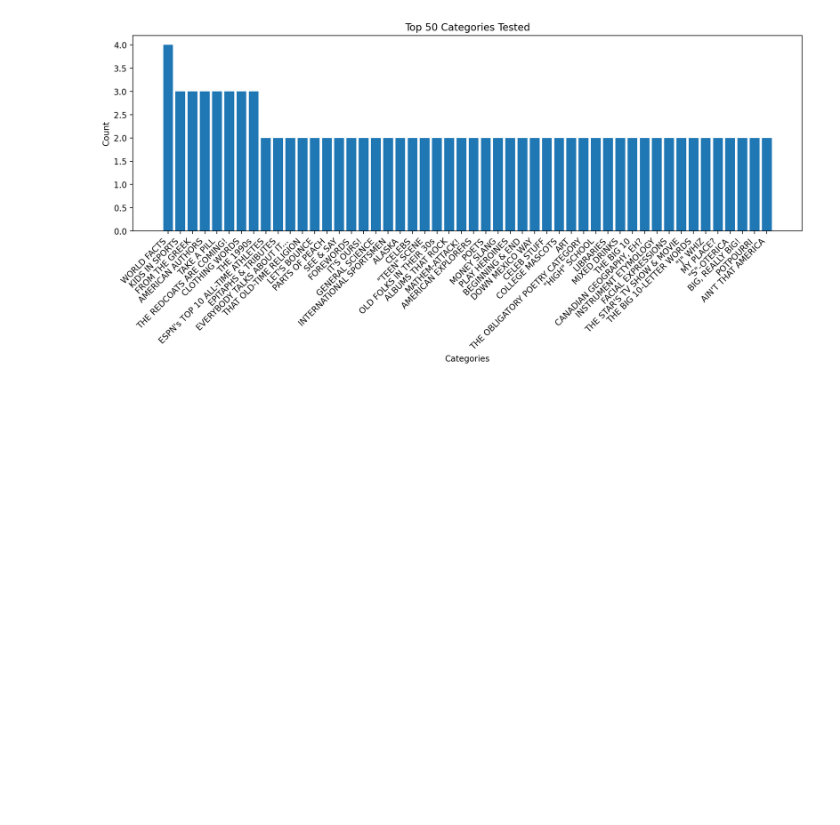
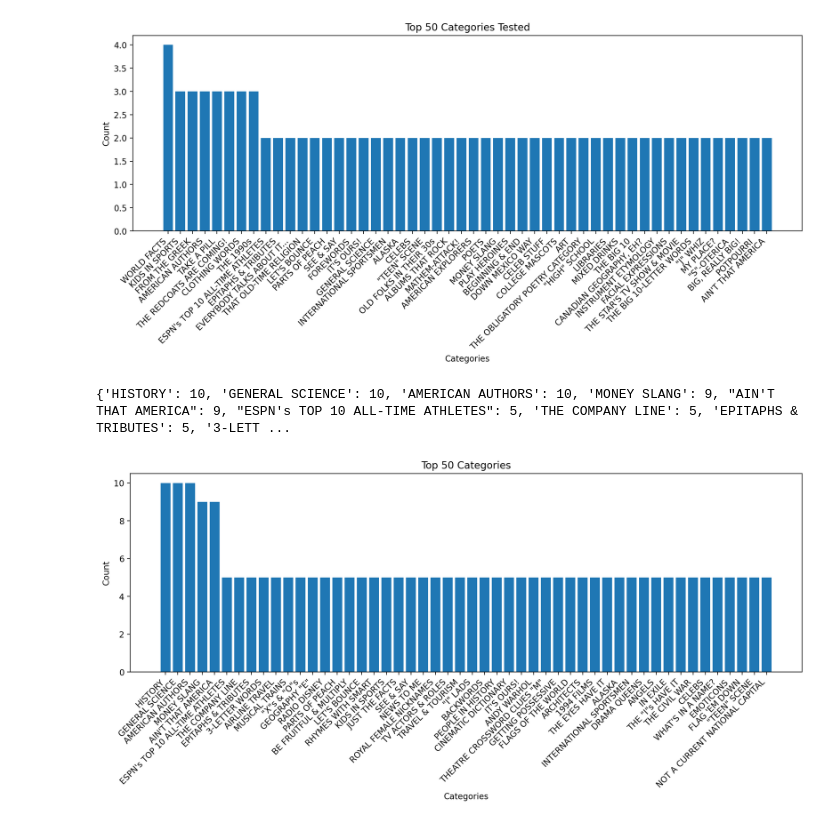
Before and after one commit to anshitasaini/neural-nets-final-project, a Jupyter notebook: category_comp_model.ipynb, the cells around one changed output. Cells and saved outputs as stored; diff of their text form; code cells hidden in the pictures; blank space fills up the shorter version.

Commit message:
transformer categorical analysis + tested lstm

```diff
--- a/category_comp_model.ipynb
+++ b/category_comp_model.ipynb
@@ -325,0 +362,10 @@ joblib.dump(model, "nn_final_model.jbl")
+# %%
+vocab_size = len(chars)  # Example vocab size, replace with actual vocab size
+d_model = vocab_size # 32  # Dimension of the model
+nhead = 4  # Number of attention heads
+num_encoder_layers = 2  # Number of encoder layers
+num_decoder_layers = 2  # Number of decoder layers
+dim_feedforward = 128  # Dimension of the feedforward network
+dropout = 0.1  # Dropout rate
+
+model = TransformerModel(vocab_size, d_model, nhead, num_encoder_layers, num_decoder_layers, dim_feedforward, dropout)
@@ -476,0 +569,22 @@ plt.show()
+# %%
+sorted_dict_desc = dict(sorted(category_totals.items(), key=lambda item: item[1], reverse=True))
+
+# Extract top 50 and bottom 50 key-value pairs
+top_50 = dict(list(sorted_dict_desc.items())[:50])
+
+top_keys = list(top_50.keys())
+top_values = list(top_50.values())
+
+print(top_50)
+
+plt.figure(figsize=(12, 6))
+plt.bar(top_keys, top_values)
+plt.xlabel('Categories')
+plt.ylabel('Count')
+plt.title('Top 50 Categories')
+plt.xticks(rotation=45, ha='right')
+plt.tight_layout()
+plt.show()
+# %% [output]
+{'HISTORY': 10, 'GENERAL SCIENCE': 10, 'AMERICAN AUTHORS': 10, 'MONEY SLANG': 9, "AIN'T THAT AMERICA": 9, "ESPN's TOP 10 ALL-TIME ATHLETES": 5, 'THE COMPANY LINE': 5, 'EPITAPHS & TRIBUTES': 5, '3-LETT ...
+[figure, added]
```
Also changed, not shown: parts of 8 cells of this notebook, 3 other files.
